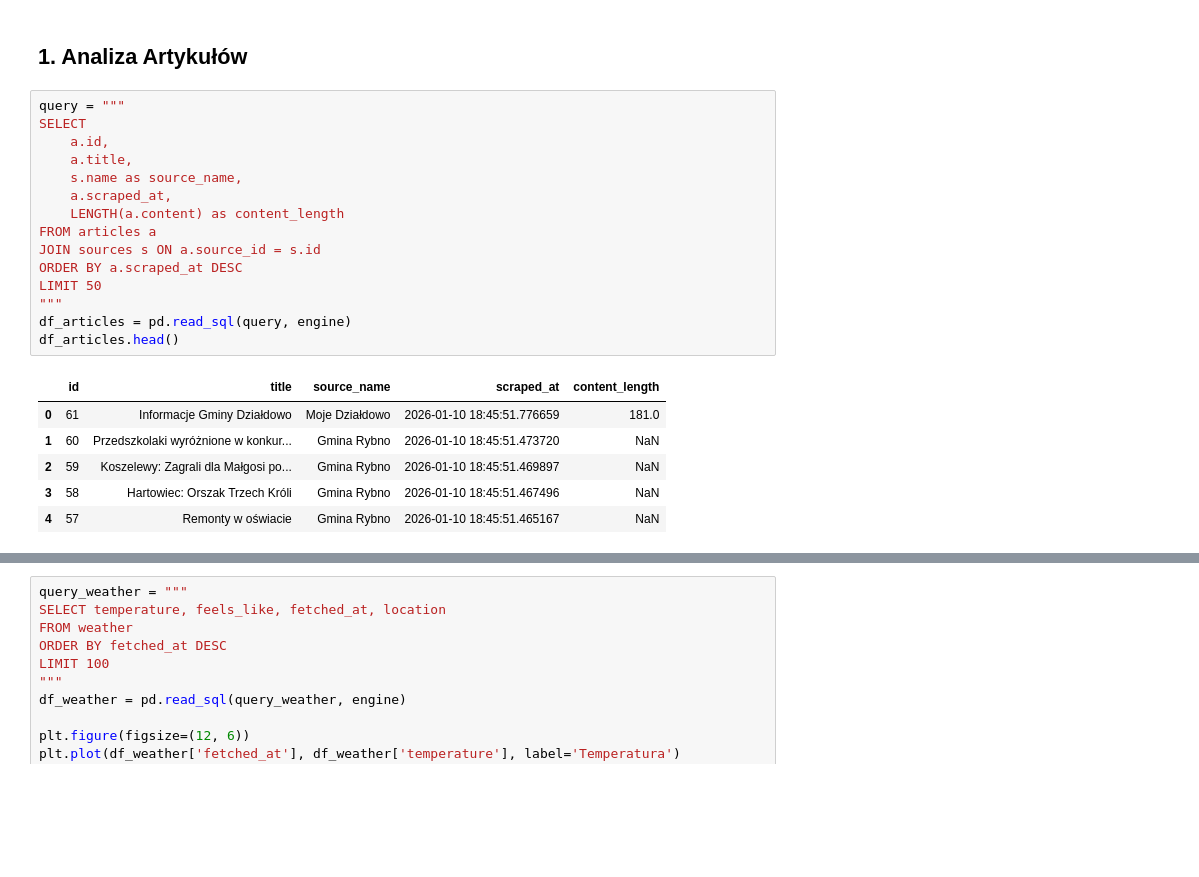
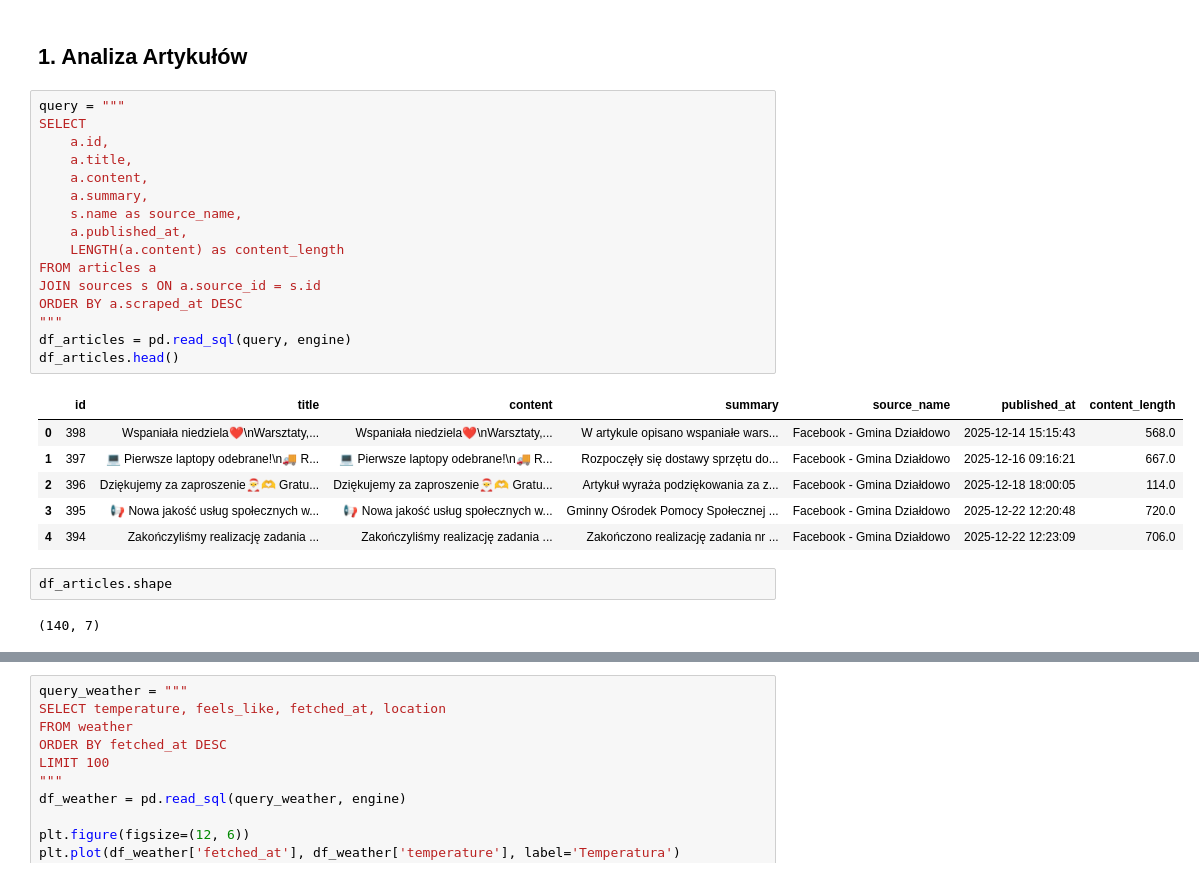
Before and after one commit to lukasmarch/Centrum_Operacyjne_Mieszkanca, a Jupyter notebook: backend/notebooks/analysis.ipynb, the cells around one changed output, grey strips where cells are left out. Drawn from its saved outputs; the diff is of its cells as text; blank space fills up the shorter version.

```diff
--- a/backend/notebooks/analysis.ipynb
+++ b/backend/notebooks/analysis.ipynb
@@ -36,25 +34,30 @@ Połączono z bazą: localhost:5432/centrum_operacyjne
 # %%
 query = """
 SELECT
     a.id,
     a.title,
+    a.content,
+    a.summary,
     s.name as source_name,
-    a.scraped_at,
+    a.published_at,
     LENGTH(a.content) as content_length
 FROM articles a
 JOIN sources s ON a.source_id = s.id
 ORDER BY a.scraped_at DESC
-LIMIT 50
 """
 df_articles = pd.read_sql(query, engine)
 df_articles.head()
 # %% [output]
-|  | id | title | source_name | scraped_at | content_length |
-| 0 | 61 | Informacje Gminy Działdowo | Moje Działdowo | 2026-01-10 18:45:51.776659 | 181.0 |
-| 1 | 60 | Przedszkolaki wyróżnione w konkur... | Gmina Rybno | 2026-01-10 18:45:51.473720 | NaN |
-| 2 | 59 | Koszelewy: Zagrali dla Małgosi po... | Gmina Rybno | 2026-01-10 18:45:51.469897 | NaN |
-| 3 | 58 | Hartowiec: Orszak Trzech Króli | Gmina Rybno | 2026-01-10 18:45:51.467496 | NaN |
-| 4 | 57 | Remonty w oświacie | Gmina Rybno | 2026-01-10 18:45:51.465167 | NaN |
+|  | id | title | content | summary | source_name | published_at | content_length |
+| 0 | 398 | Wspaniała niedziela❤️\nWarsztaty,... | Wspaniała niedziela❤️\nWarsztaty,... | W artykule opisano wspaniałe wars... | Facebook - Gmina Działdowo | 2025-12-14 15:15:43 | 568.0 |
+| 1 | 397 | 💻 Pierwsze laptopy odebrane!\n🚚 R... | 💻 Pierwsze laptopy odebrane!\n🚚 R... | Rozpoczęły się dostawy sprzętu do... | Facebook - Gmina Działdowo | 2025-12-16 09:16:21 | 667.0 |
+| 2 | 396 | Dziękujemy za zaproszenie🎅🫶 Gratu... | Dziękujemy za zaproszenie🎅🫶 Gratu... | Artykuł wyraża podziękowania za z... | Facebook - Gmina Działdowo | 2025-12-18 18:00:05 | 114.0 |
+| 3 | 395 | 📢 Nowa jakość usług społecznych w... | 📢 Nowa jakość usług społecznych w... | Gminny Ośrodek Pomocy Społecznej ... | Facebook - Gmina Działdowo | 2025-12-22 12:20:48 | 720.0 |
+| 4 | 394 | Zakończyliśmy realizację zadania ... | Zakończyliśmy realizację zadania ... | Zakończono realizację zadania nr ... | Facebook - Gmina Działdowo | 2025-12-22 12:23:09 | 706.0 |
+# %%
+df_articles.shape
+# %% [output]
+(140, 7)
 # %%
 df_articles.source_name.value_counts()
 # %% [output]
```
Also changed, not shown: parts of 10 cells of this notebook, 36 other files.
